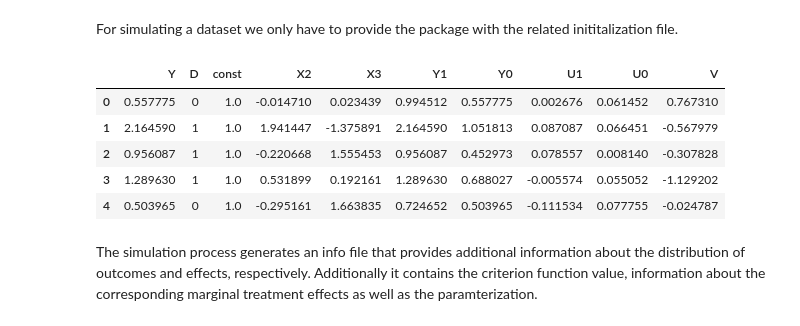
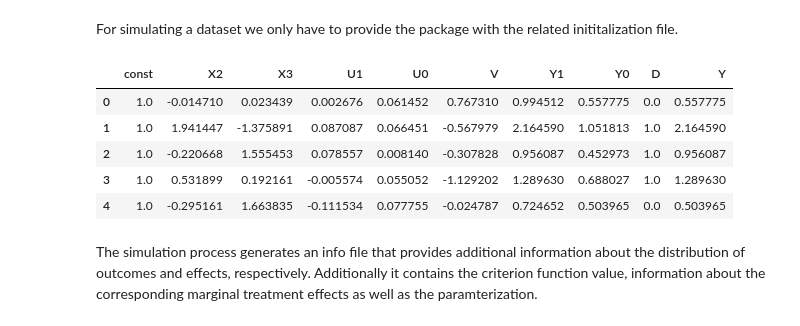
Before and after one commit to OpenSourceEconomics/grmpy, a Jupyter notebook: promotion/04_grmpy_tutorial_notebook/04_grmpy_tutorial_notebook.ipynb, the cells around one changed output. Drawn from its saved outputs; the diff is of its cells as text; code cells hidden in the pictures.

```diff
--- a/promotion/04_grmpy_tutorial_notebook/04_grmpy_tutorial_notebook.ipynb
+++ b/promotion/04_grmpy_tutorial_notebook/04_grmpy_tutorial_notebook.ipynb
@@ -147,15 +147,15 @@ Overwriting files/tutorial.grmpy.ini
 # %% [markdown]
 For simulating a dataset we only have to provide the package with the related inititalization file.
 # %%
-data = grmpy.simulate('files/tutorial.grmpy.ini')
+data = grmpy.simulate('files/tutorial.grmpy.yml')
 data.head()
 # %% [output]
-|  | Y | D | const | X2 | X3 | Y1 | Y0 | U1 | U0 | V |
-| 0 | 0.557775 | 0 | 1.0 | -0.014710 | 0.023439 | 0.994512 | 0.557775 | 0.002676 | 0.061452 | 0.767310 |
-| 1 | 2.164590 | 1 | 1.0 | 1.941447 | -1.375891 | 2.164590 | 1.051813 | 0.087087 | 0.066451 | -0.567979 |
-| 2 | 0.956087 | 1 | 1.0 | -0.220668 | 1.555453 | 0.956087 | 0.452973 | 0.078557 | 0.008140 | -0.307828 |
-| 3 | 1.289630 | 1 | 1.0 | 0.531899 | 0.192161 | 1.289630 | 0.688027 | -0.005574 | 0.055052 | -1.129202 |
-| 4 | 0.503965 | 0 | 1.0 | -0.295161 | 1.663835 | 0.724652 | 0.503965 | -0.111534 | 0.077755 | -0.024787 |
+|  | const | X2 | X3 | U1 | U0 | V | Y1 | Y0 | D | Y |
+| 0 | 1.0 | -0.014710 | 0.023439 | 0.002676 | 0.061452 | 0.767310 | 0.994512 | 0.557775 | 0.0 | 0.557775 |
+| 1 | 1.0 | 1.941447 | -1.375891 | 0.087087 | 0.066451 | -0.567979 | 2.164590 | 1.051813 | 1.0 | 2.164590 |
+| 2 | 1.0 | -0.220668 | 1.555453 | 0.078557 | 0.008140 | -0.307828 | 0.956087 | 0.452973 | 1.0 | 0.956087 |
+| 3 | 1.0 | 0.531899 | 0.192161 | -0.005574 | 0.055052 | -1.129202 | 1.289630 | 0.688027 | 1.0 | 1.289630 |
+| 4 | 1.0 | -0.295161 | 1.663835 | -0.111534 | 0.077755 | -0.024787 | 0.724652 | 0.503965 | 0.0 | 0.503965 |
 # %% [markdown]
 The simulation process generates an info file that provides additional information about the distribution of outcomes and effects, respectively. Additionally it contains the criterion function value, information about the corresponding marginal treatment effects as well as the paramterization.
 # %%
```
Also changed, not shown: parts of 15 cells of this notebook, 3 other files.
